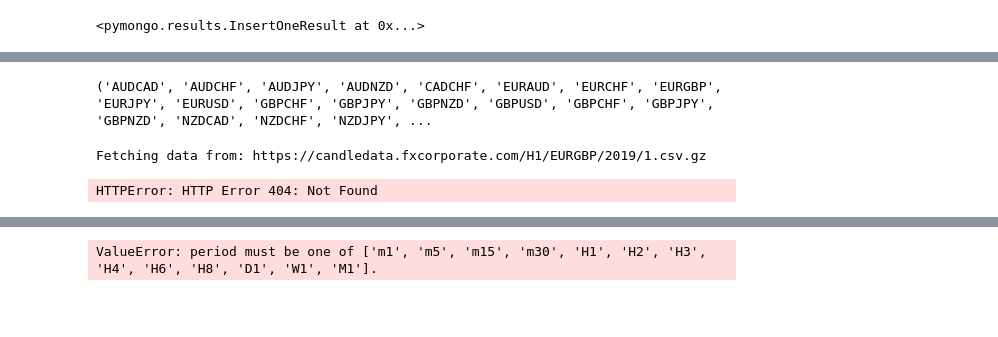
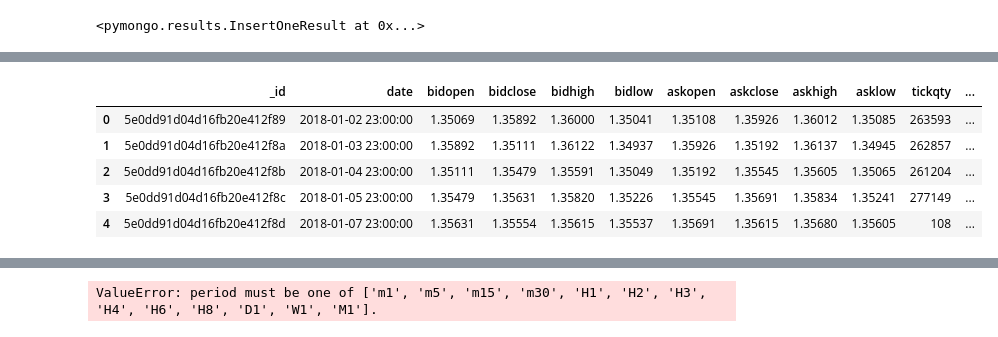
Before and after one commit to tazzo/kragle, a Jupyter notebook: forex_history.ipynb, the cells around one changed output, grey strips where cells are left out. Cells and saved outputs as stored; diff of their text form; code cells hidden in the pictures; blank space fills up the shorter version.

```diff
--- a/forex_history.ipynb
+++ b/forex_history.ipynb
@@ -264,15 +100,0 @@ memory usage: 27.9 MB
-# %%
-from fxcmpy import fxcmpy_candles_data_reader as cdr
-print(cdr.get_available_symbols())
-# %% [output]
-('AUDCAD', 'AUDCHF', 'AUDJPY', 'AUDNZD', 'CADCHF', 'EURAUD', 'EURCHF', 'EURGBP', 'EURJPY', 'EURUSD', 'GBPCHF', 'GBPJPY', 'GBPNZD', 'GBPUSD', 'GBPCHF', 'GBPJPY', 'GBPNZD', 'NZDCAD', 'NZDCHF', 'NZDJPY', ...
-# %%
-start = dt.datetime(2019, 1, 1)
-end = dt.datetime(2019, 1, 4)
-period = 'H1'
-candles = cdr('EURGBP', start, end, period, verbosity=True)
-raw_data = candles.get_raw_data()
-raw_data.info()
-# %% [output]
-Fetching data from: https://candledata.fxcorporate.com/H1/EURGBP/2019/1.csv.gz
-HTTPError: HTTP Error 404: Not Found
@@ -279,3 +104,15 @@ HTTPError: HTTP Error 404: Not Found
 # %%
 import krangle
+
 m = krangle.Manager()
+df = m.get_instrument('GBP/USD', 'D1')
+
+
+df.head()
+# %% [output]
+|  | _id | date | bidopen | bidclose | bidhigh | bidlow | askopen | askclose | askhigh | asklow | tickqty | ... |
+| 0 | 5e0dd91d04d16fb20e412f89 | 2018-01-02 23:00:00 | 1.35069 | 1.35892 | 1.36000 | 1.35041 | 1.35108 | 1.35926 | 1.36012 | 1.35085 | 263593 | ... |
+| 1 | 5e0dd91d04d16fb20e412f8a | 2018-01-03 23:00:00 | 1.35892 | 1.35111 | 1.36122 | 1.34937 | 1.35926 | 1.35192 | 1.36137 | 1.34945 | 262857 | ... |
+| 2 | 5e0dd91d04d16fb20e412f8b | 2018-01-04 23:00:00 | 1.35111 | 1.35479 | 1.35591 | 1.35049 | 1.35192 | 1.35545 | 1.35605 | 1.35065 | 261204 | ... |
+| 3 | 5e0dd91d04d16fb20e412f8c | 2018-01-05 23:00:00 | 1.35479 | 1.35631 | 1.35820 | 1.35226 | 1.35545 | 1.35691 | 1.35834 | 1.35241 | 277149 | ... |
+| 4 | 5e0dd91d04d16fb20e412f8d | 2018-01-07 23:00:00 | 1.35631 | 1.35554 | 1.35615 | 1.35537 | 1.35691 | 1.35615 | 1.35680 | 1.35605 | 108 | ... |
```
Also changed, not shown: parts of 23 cells of this notebook, 3 other files.
